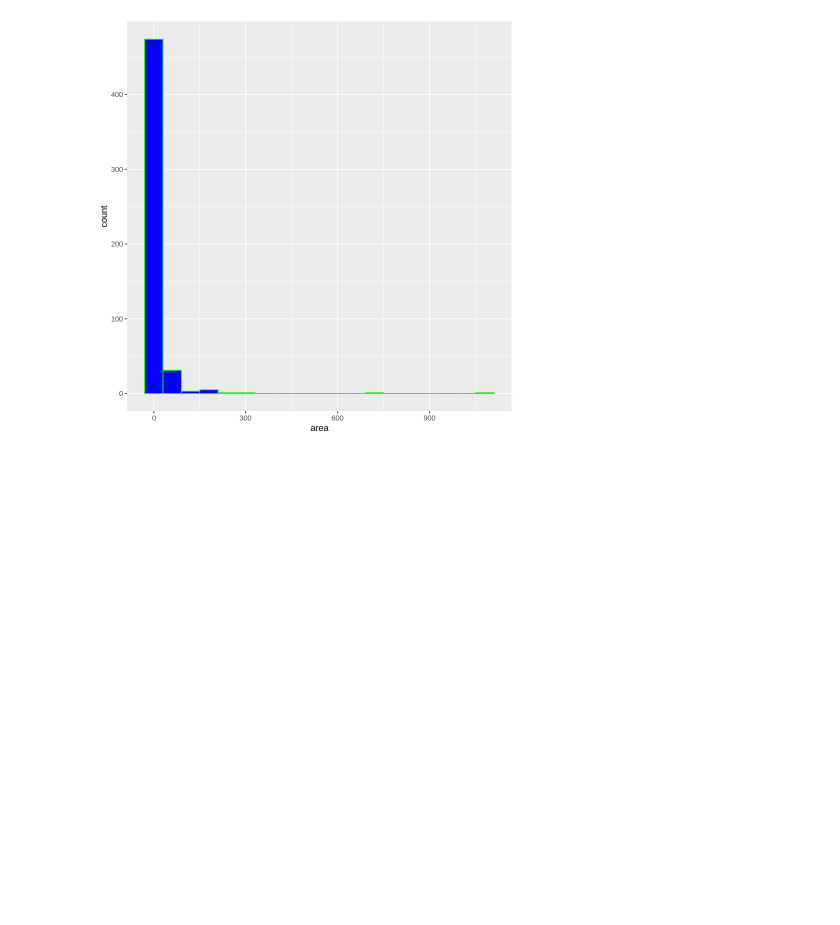
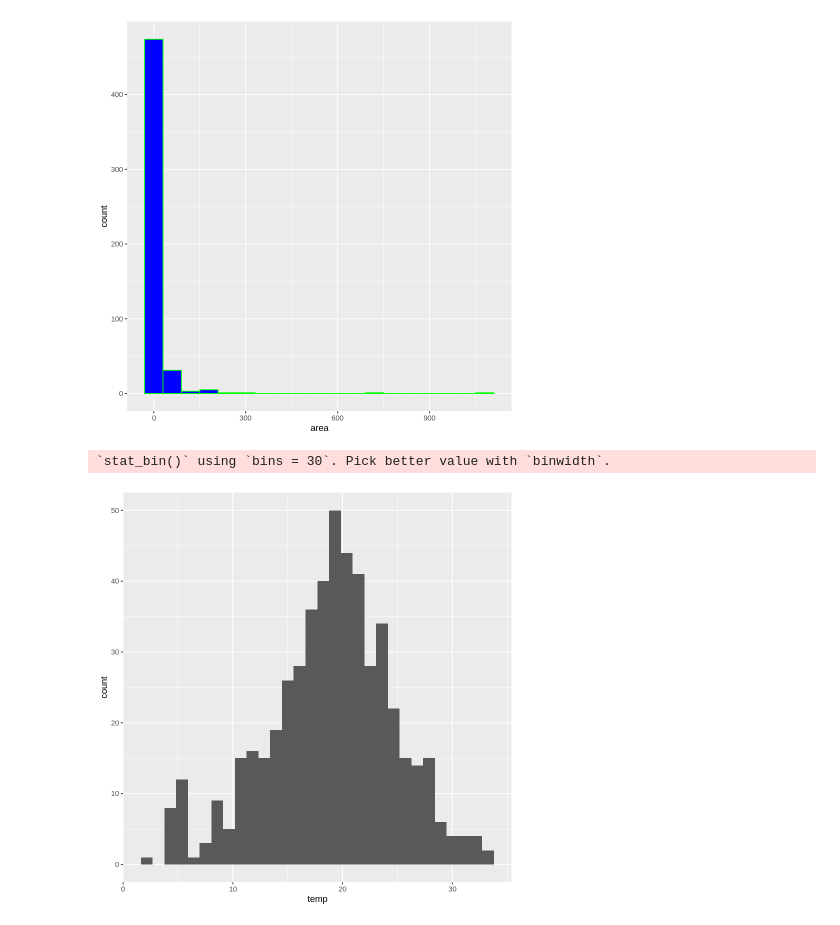
Before and after one commit to masp42/integrate_CA, a Jupyter notebook: Marcelo_Pugliesi_Mohamed_AI_DV_DP_ICA.ipynb, the cells around one changed output. Cells and saved outputs as stored; diff of their text form; code cells hidden in the pictures; blank space fills up the shorter version.

```diff
--- a/Marcelo_Pugliesi_Mohamed_AI_DV_DP_ICA.ipynb
+++ b/Marcelo_Pugliesi_Mohamed_AI_DV_DP_ICA.ipynb
@@ -32,2 +64,12 @@ ggplot(df, aes(x = area)) +
 # %% [output]
 [figure]
+# %%
+
+
+# Checking existance of Outliers
+
+ggplot(df, aes(x = temp)) +
+  geom_histogram()
+# %% [output]
+`stat_bin()` using `bins = 30`. Pick better value with `binwidth`.
+[figure, added]
```
Also changed, not shown: parts of 8 cells of this notebook.
